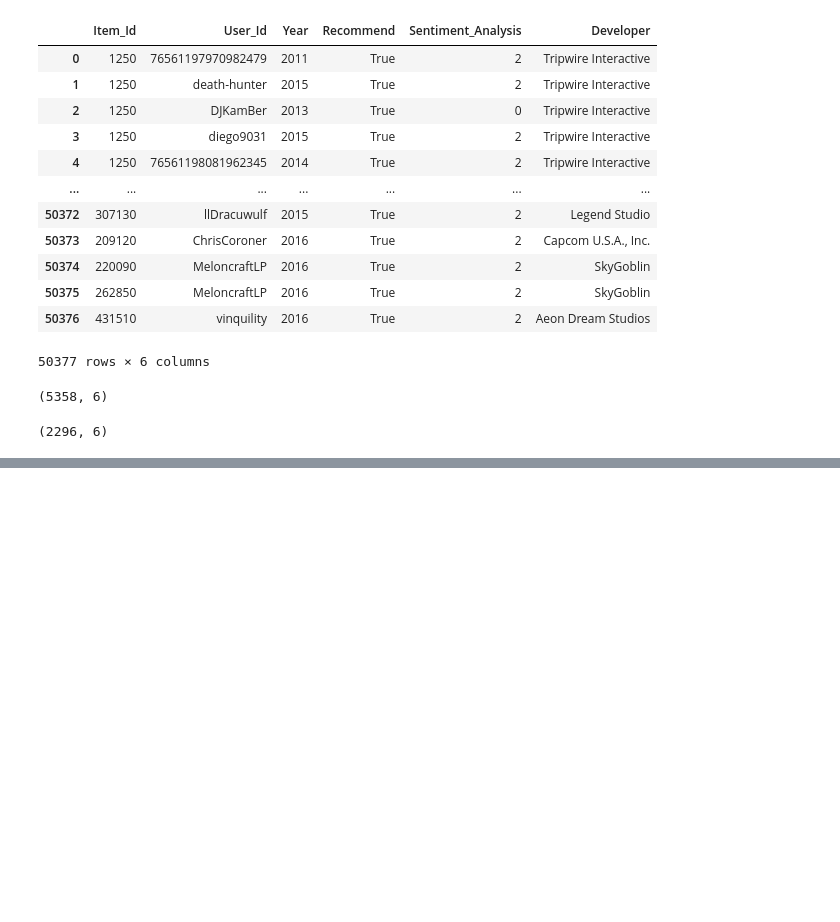
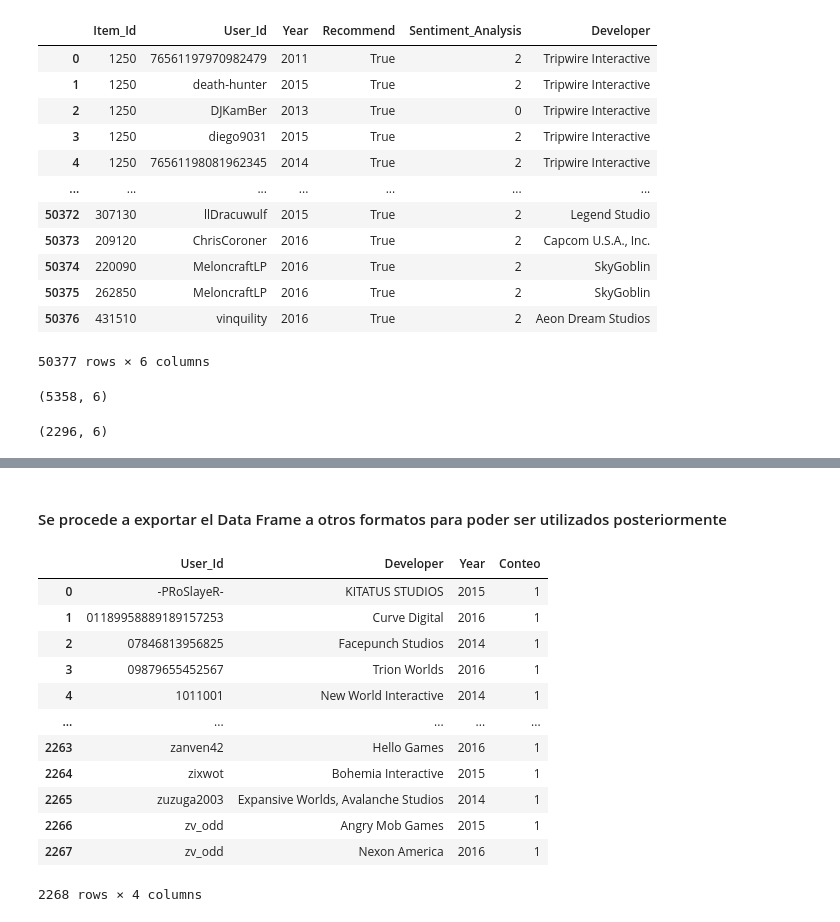
Before and after one commit to DavidssonGon/PI_ML_OPS_STEAM_DSFT17, a Jupyter notebook: ETL2.ipynb, the cells around one changed output, grey strips where cells are left out. Cells and saved outputs as stored; diff of their text form; code cells hidden in the pictures; blank space fills up the shorter version.

```diff
--- a/ETL2.ipynb
+++ b/ETL2.ipynb
@@ -847,0 +912,2 @@ df_games.head()
+# %% [markdown]
+#### Se procede a exportar el Data Frame a otros formatos para poder ser utilizados posteriormente
@@ -847,0 +917,19 @@ df_games.head()
+# %%
+# Se convierte el archivo CSV a parquet bajo la compresión "gzip"
+ruta_csv_UsersWorstDeveloper = 'E:\\AAADATOS\\Henry\\AA_Data_Science\\MATERIAL_PI\\PI_ML_OPS_STEAM_DSFT17\\UsersWorstDeveloper.csv' # Se crea una variable con la ruta del archivo CSV
+df_UsersWorstDeveloper_temp = pd.read_csv(ruta_csv_UsersWorstDeveloper) # Se lee ese CSV en un nuevo DataFrame temporal para segurar como estan los datos
+df_UsersWorstDeveloper_temp
+# %% [output]
+|  | User_Id | Developer | Year | Conteo |
+| 0 | -PRoSlayeR- | KITATUS STUDIOS | 2015 | 1 |
+| 1 | 01189958889189157253 | Curve Digital | 2016 | 1 |
+| 2 | 07846813956825 | Facepunch Studios | 2014 | 1 |
+| 3 | 09879655452567 | Trion Worlds | 2016 | 1 |
+| 4 | 1011001 | New World Interactive | 2014 | 1 |
+| ... | ... | ... | ... | ... |
+| 2263 | zanven42 | Hello Games | 2016 | 1 |
+| 2264 | zixwot | Bohemia Interactive | 2015 | 1 |
+| 2265 | zuzuga2003 | Expansive Worlds, Avalanche Studios | 2014 | 1 |
+| 2266 | zv_odd | Angry Mob Games | 2015 | 1 |
+| 2267 | zv_odd | Nexon America | 2016 | 1 |
+2268 rows × 4 columns
```
Also changed, not shown: parts of 29 cells of this notebook, 1 other file.
